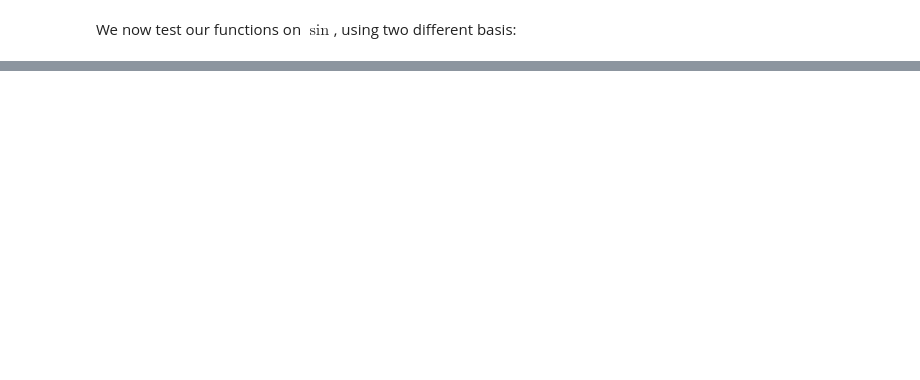
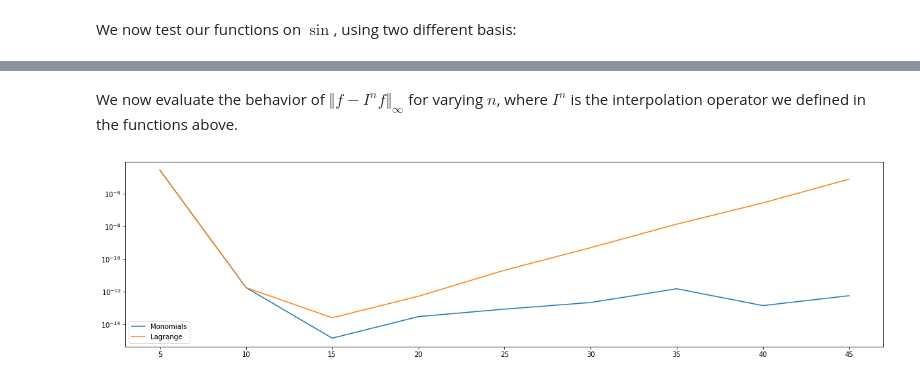
Before and after one commit to fandreuzzi-dssc/numerical-analysis, a Jupyter notebook: polynomial-interpolation.ipynb, the cells around one changed output, grey strips where cells are left out. Drawn from its saved outputs; the diff is of its cells as text; code cells hidden in the pictures; blank space fills up the shorter version.

```diff
--- a/polynomial-interpolation.ipynb
+++ b/polynomial-interpolation.ipynb
@@ -65 +93,32 @@ for l in labels:
 [figure]
+# %% [markdown]
+We now evaluate the behavior of $\Vert f - I^nf \Vert_\infty$ for varying $n$, where $I^n$ is the interpolation operator we defined in the functions above.
+# %%
+def linfty(f):
+    return np.max(np.abs(f))
+
+n = range(5,50,5)
+x = np.linspace(0,1,1000)
+
+plt.figure(figsize=(20,5))
+
+plt.plot(n,
+    list(
+        map(lambda interp_points: linfty(interpolate(np.sin, interp_points, basis_label='m')(x) - np.sin(x)),
+            map(lambda ni: np.linspace(0,1,ni), n))
+    ),
+    label='Monomials'
+)
+plt.plot(n,
+    list(
+        map(lambda interp_points: linfty(interpolate(np.sin, interp_points, basis_label='l')(x) - np.sin(x)),
+            map(lambda ni: np.linspace(0,1,ni), n))
+    ),
+    label='Lagrange'
+)
+plt.yscale('log')
+plt.legend()
+
+plt.show()
+# %% [output]
+[figure, added]
```
Also changed, not shown: parts of 7 cells of this notebook.
